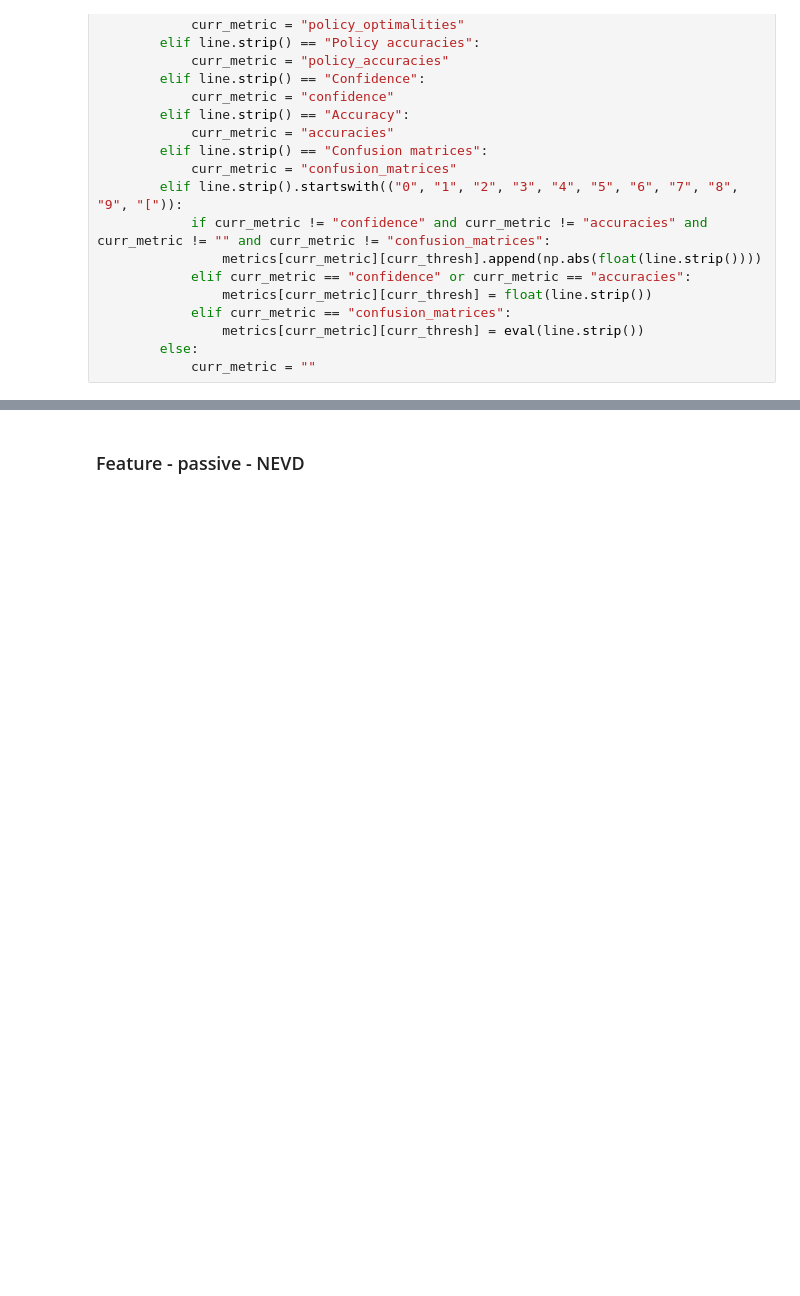
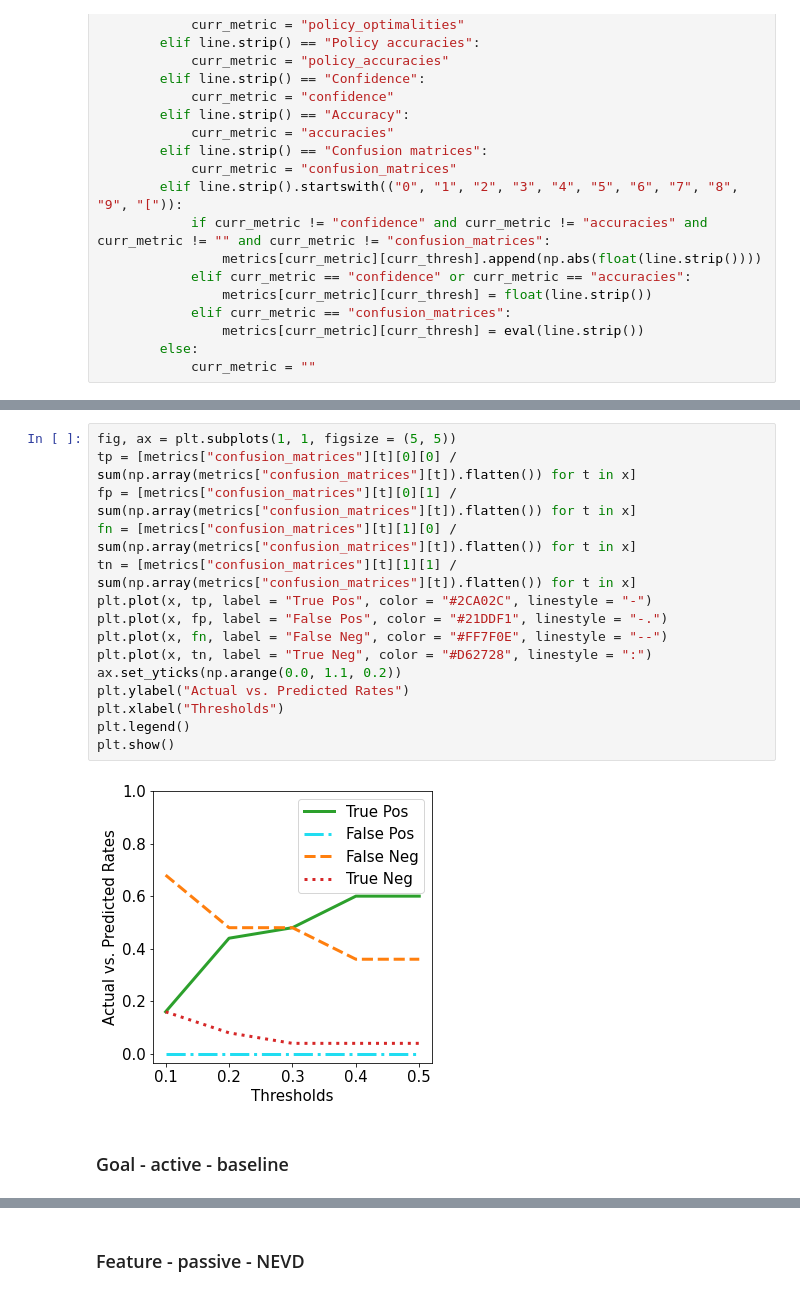
Before and after one commit to dsbrown1331/birl, a Jupyter notebook: plots.ipynb, the cells around one changed output, grey strips where cells are left out. Cells and saved outputs as stored; diff of their text form; blank space fills up the shorter version.

Commit message:
active learning baseline

```diff
--- a/plots.ipynb
+++ b/plots.ipynb
@@ -1207,0 +1268,19 @@ with open("active_driving_nevd.txt") as file:
+# %%
+fig, ax = plt.subplots(1, 1, figsize = (5, 5))
+tp = [metrics["confusion_matrices"][t][0][0] / sum(np.array(metrics["confusion_matrices"][t]).flatten()) for t in x]
+fp = [metrics["confusion_matrices"][t][0][1] / sum(np.array(metrics["confusion_matrices"][t]).flatten()) for t in x]
+fn = [metrics["confusion_matrices"][t][1][0] / sum(np.array(metrics["confusion_matrices"][t]).flatten()) for t in x]
+tn = [metrics["confusion_matrices"][t][1][1] / sum(np.array(metrics["confusion_matrices"][t]).flatten()) for t in x]
+plt.plot(x, tp, label = "True Pos", color = "#2CA02C", linestyle = "-")
+plt.plot(x, fp, label = "False Pos", color = "#21DDF1", linestyle = "-.")
+plt.plot(x, fn, label = "False Neg", color = "#FF7F0E", linestyle = "--")
+plt.plot(x, tn, label = "True Neg", color = "#D62728", linestyle = ":")
+ax.set_yticks(np.arange(0.0, 1.1, 0.2))
+plt.ylabel("Actual vs. Predicted Rates")
+plt.xlabel("Thresholds")
+plt.legend()
+plt.show()
+# %% [output]
+[figure, added]
+# %% [markdown]
+### Goal - active - baseline
```
Also changed, not shown: parts of 9 cells of this notebook, 4 other files.
